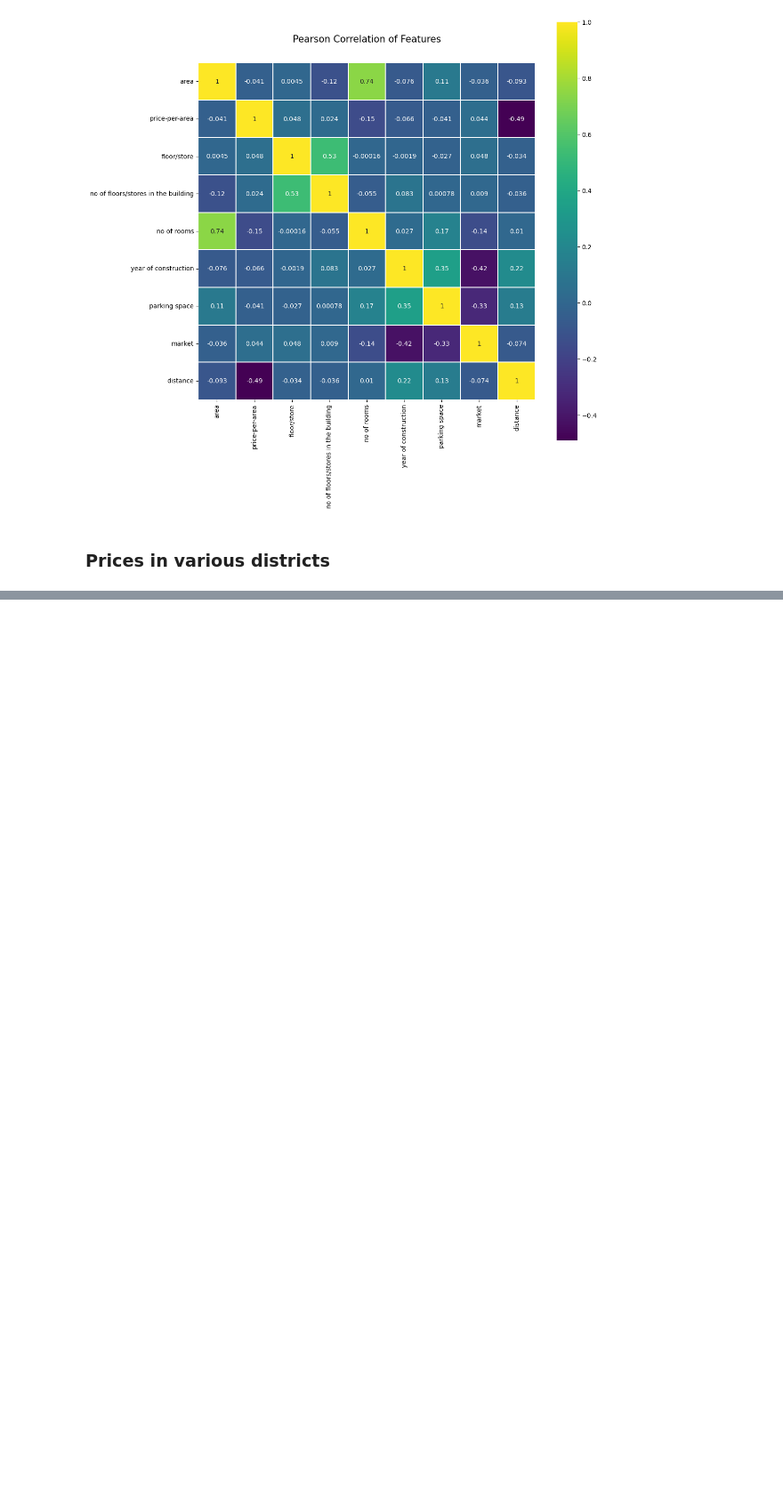
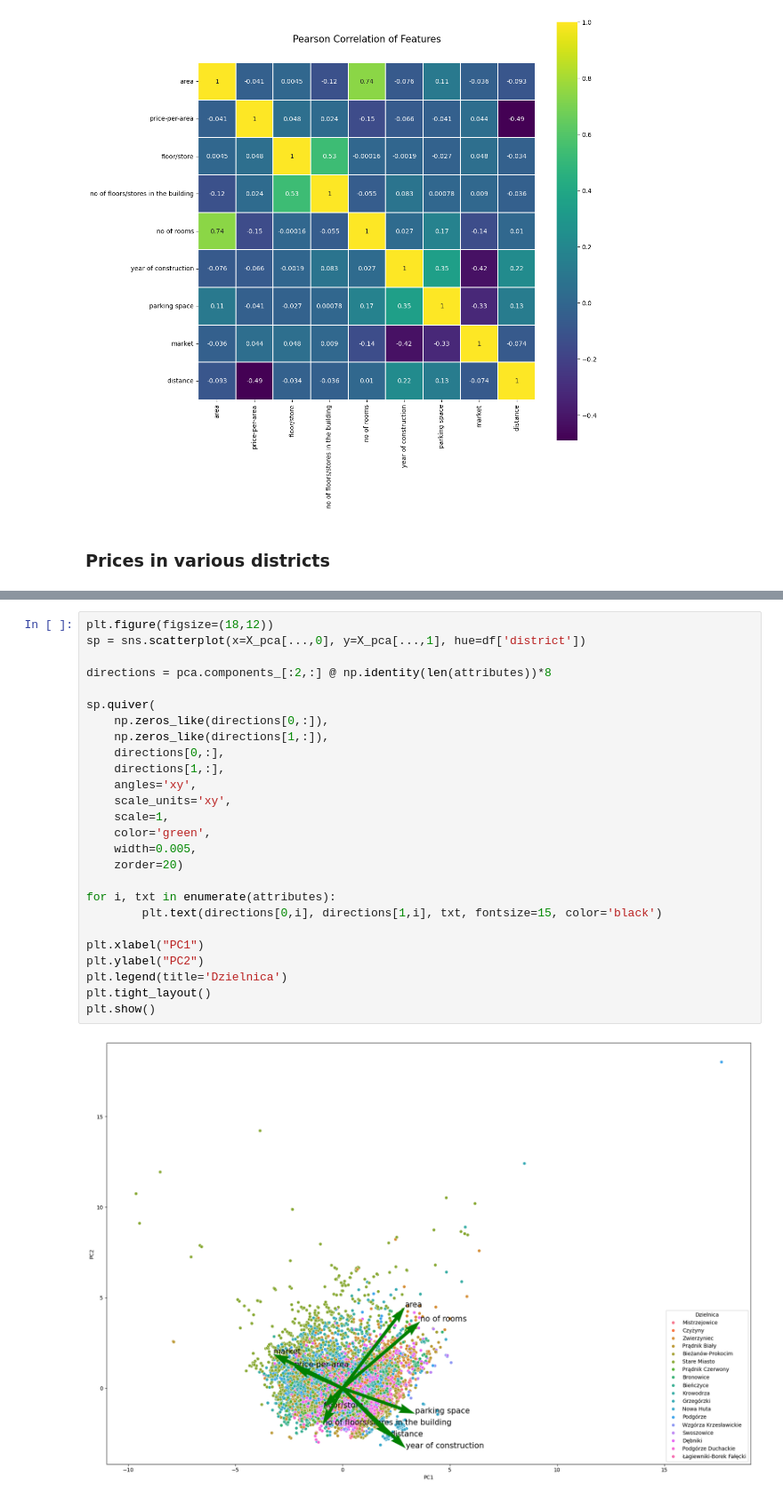
Before and after one commit to ksobczykR2DS/cracow-house-market-analysis, a Jupyter notebook: analysis/data_analysis.ipynb, the cells around one changed output, grey strips where cells are left out. Shown at 89% size. Saved outputs shown, nothing was run; the diff lists cells and outputs as text; blank space fills up the shorter version.

```diff
--- a/analysis/data_analysis.ipynb
+++ b/analysis/data_analysis.ipynb
@@ -107,0 +194,28 @@ plt.show()
+# %%
+plt.figure(figsize=(18,12))
+sp = sns.scatterplot(x=X_pca[...,0], y=X_pca[...,1], hue=df['district'])
+
+directions = pca.components_[:2,:] @ np.identity(len(attributes))*8
+
+sp.quiver(
+    np.zeros_like(directions[0,:]),
+    np.zeros_like(directions[1,:]),
+    directions[0,:],
+    directions[1,:],
+    angles='xy',
+    scale_units='xy',
+    scale=1,
+    color='green',
+    width=0.005,
+    zorder=20)
+
+for i, txt in enumerate(attributes):
+        plt.text(directions[0,i], directions[1,i], txt, fontsize=15, color='black')
+
+plt.xlabel("PC1")
+plt.ylabel("PC2")
+plt.legend(title='Dzielnica')
+plt.tight_layout()
+plt.show()
+# %% [output]
+[figure, added]
```
Also changed, not shown: parts of 15 cells of this notebook, 1 other file.
